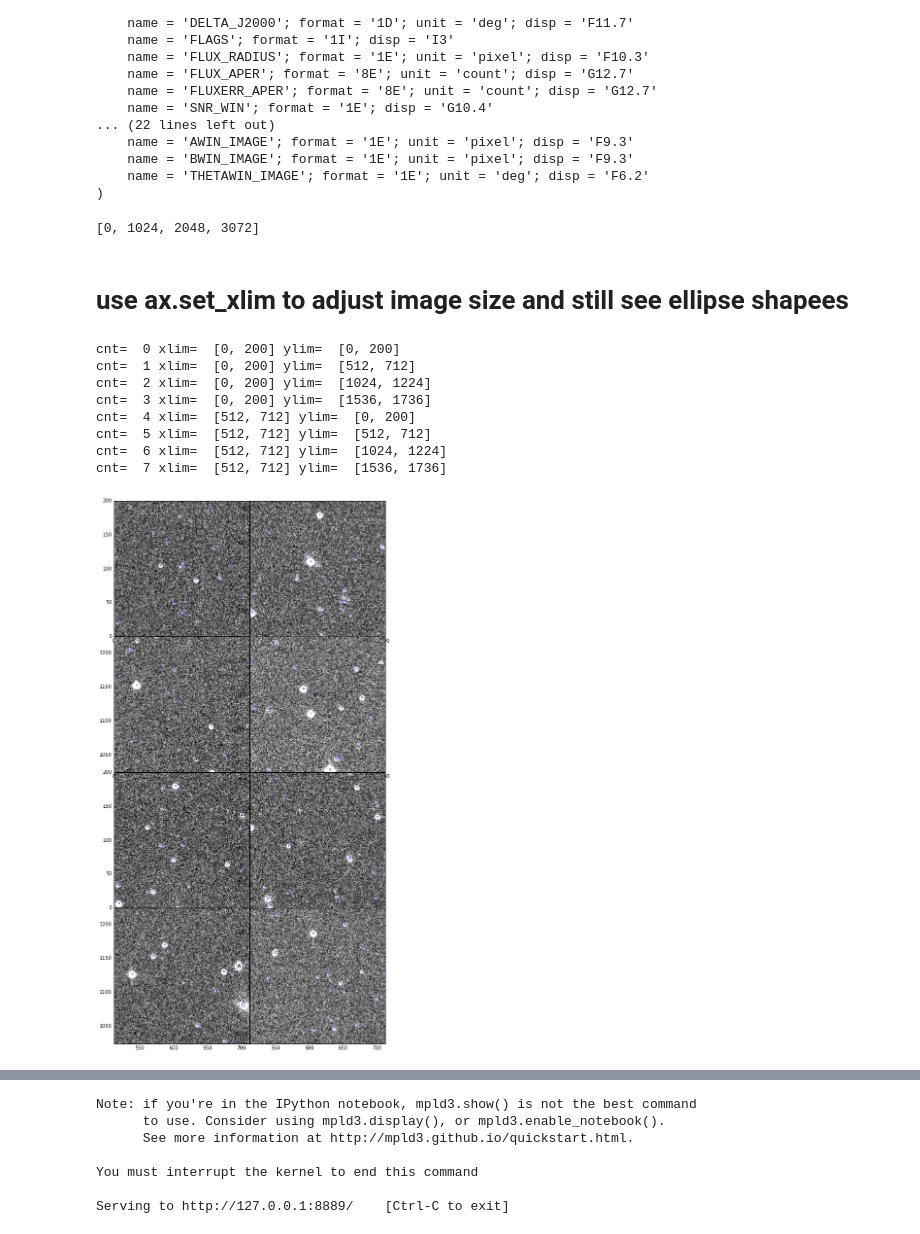
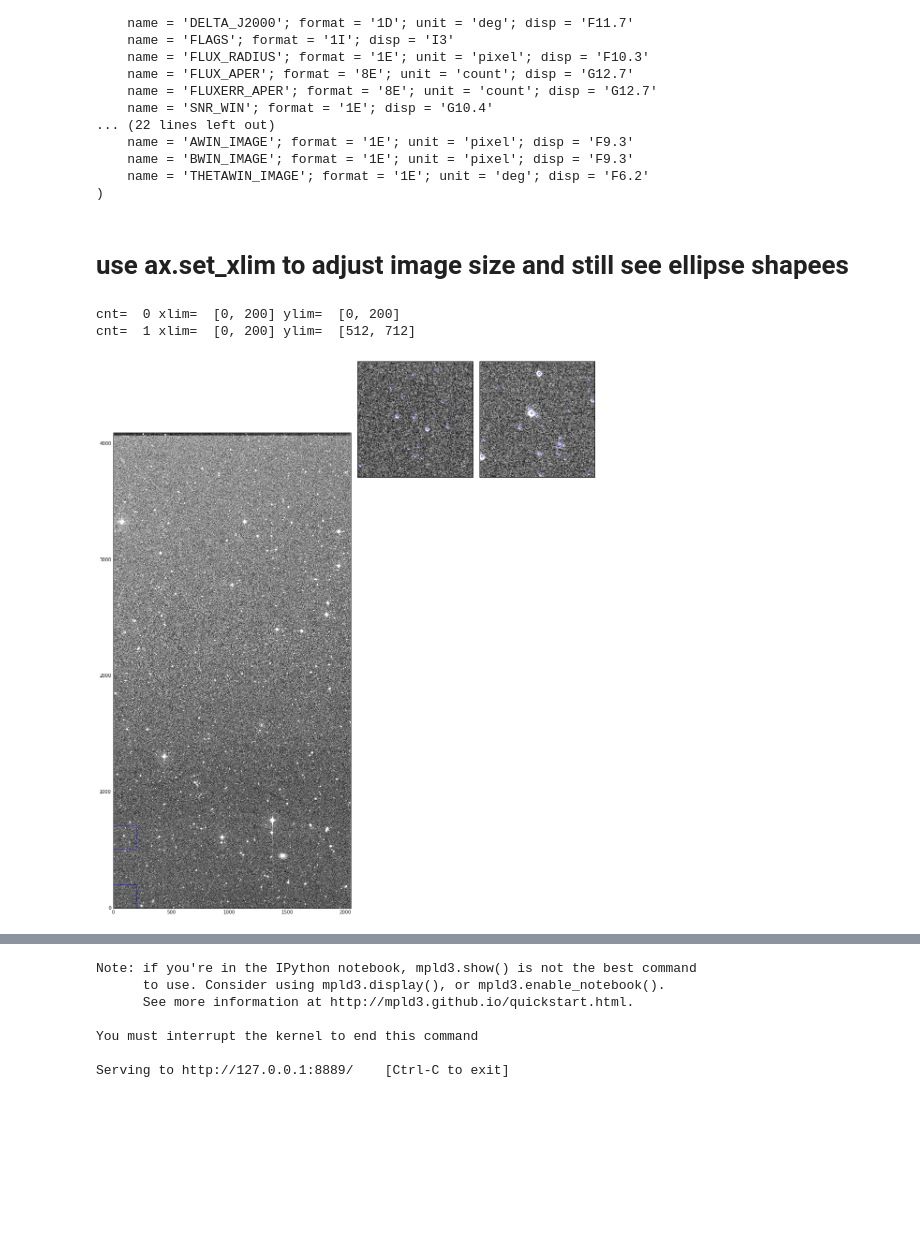
Before and after one commit to gaztanaga/legacypipe, a Jupyter notebook: py/legacypipe/plot_se_pfex_tractor.ipynb, the cells around one changed output, grey strips where cells are left out. Saved outputs shown, nothing was run; the diff lists cells and outputs as text; code cells hidden in the pictures; blank space fills up the shorter version.

Commit message:
image with rectanges of SExtractor postage stamps plotted next to the postage stamps with plt.subplot2grid()

```diff
--- a/py/legacypipe/plot_se_pfex_tractor.ipynb
+++ b/py/legacypipe/plot_se_pfex_tractor.ipynb
@@ -71,7 +72,3 @@ ColDefs(
     name = 'BWIN_IMAGE'; format = '1E'; unit = 'pixel'; disp = 'F9.3'
     name = 'THETAWIN_IMAGE'; format = '1E'; unit = 'deg'; disp = 'F6.2'
 )
-# %%
-range(0,img.shape[0],1024)
-# %% [output]
-[0, 1024, 2048, 3072]
@@ -78,55 +77,78 @@ range(0,img.shape[0],1024)
 # %% [markdown]
 # use ax.set_xlim to adjust image size and still see ellipse shapees
 # %%
+def plot_img(ax,imgfn):
+    tmp=fits.open(imgfn)
+    img=tmp[0].data
+    p2, p98 = np.percentile(img, (2, 98))
+    img_rescale = exposure.rescale_intensity(img, in_range=(p2, p98))
+#     fig,ax=plt.subplots()
+#     fig.set_size_inches(5.,10.)
+    ax.imshow(img_rescale, cmap=plt.get_cmap('gray'),origin='lower')
+    xmin,ymin= [0,0],[0,512]
+    for x,y in zip(xmin,ymin):
+        rect = Rectangle([x,y],200,200)
+        ax.add_artist(rect)
+        rect.set_alpha(0.8)
+        rect.set_facecolor('none')
+        rect.set_edgecolor('b')
+#     ax.set_xlim(-256,1024)
+#     ax.set_ylim(-256,1024)
+
 def plot_se(imgfn,sefn):
     #image
     tmp=fits.open(imgfn)
     img=tmp[0].data
     p2, p98 = np.percentile(img, (2, 98))
     img_rescale = exposure.rescale_intensity(img, in_range=(p2, p98))
     #se catalogue
     a=fits.open(sefn)
     a2=a[2].data
     cols= a[2].columns
     #plot
-#     xmin_arr=range(0,img.shape[0],1024)
-#     ymin_arr=range(0,img.shape[1],1024)
-    fig,axes=plt.subplots(4,2)
-    plt.subplots_adjust(hspace=0, wspace=0)
-    fig.set_size_inches(10.,20.)
-    ax=axes.flatten()
-    for cnt,xmin,ymin in zip(range(8),\
-                [0,0,0,0,512,512,512,512],\
-                [0,512,1024,1536,0,512,1024,1536]): #xmin_arr,ymin_arr):
+#     fig,axes=plt.subplots(4,2)
+#  ax=axes.flatten()
+    fig = plt.figure()
+    #plot
+    ax0 = plt.subplot2grid((4, 4), (0, 0), rowspan=4,colspan=2)
+    plot_img(ax0,imgfn)
+    #
+    #x: [0,0,0,0,512,512,512,512], y: [0,512,1024,1536,0,512,1024,1536])
+    for cnt,xmin,ymin in zip(range(2),[0,0],[0,512]):
         xlim,ylim= [xmin,xmin+200],[ymin,ymin+200]
-        ax[cnt].set_xlim(xlim) #CRITICAL for ellipses to appear
-        ax[cnt].set_ylim(ylim)
-        ax[cnt].imshow(img_rescale, cmap=plt.get_cmap('gray'),origin='lower')
+        ax = plt.subplot2grid((4, 4), (0, 2+cnt))
+        ax.set_xlim(xlim) #CRITICAL for ellipses to appear
+        ax.set_ylim(ylim)
+        ax.imshow(img_rescale, cmap=plt.get_cmap('gray'),origin='lower')
+        ax.set_xticks([])
+        ax.set_yticks([])
         print "cnt= ",cnt,"xlim= ",xlim,"ylim= ",ylim
         x_index=np.logical_and(a2['XWIN_IMAGE'] > xlim[0],a2['XWIN_IMAGE'] < xlim[1])
         y_index=np.logical_and(a2['YWIN_IMAGE'] > ylim[0],a2['YWIN_IMAGE'] < ylim[1])
         xy=np.logical_and(x_index,y_index)
         for i in range(len(a2['X_IMAGE'][xy])):
+#             ellip= Ellipse(xy= (a2['XWIN_IMAGE'][xy][i],a2['YWIN_IMAGE'][xy][i]),\
+#                                        width=2*a2['AWIN_IMAGE'][xy][i], \
+#                                        height=2*a2['BWIN_IMAGE'][xy][i],\
+#                                        angle=a2['THETAWIN_IMAGE'][xy][i])
             ellip= Ellipse(xy= (a2['X_IMAGE'][xy][i],a2['Y_IMAGE'][xy][i]),\
-                                       width=2*a2['AWIN_IMAGE'][xy][i], \
-                                       height=2*a2['BWIN_IMAGE'][xy][i],\
-                                       angle=a2['THETAWIN_IMAGE'][xy][i])
-            ax[cnt].add_artist(ellip)
+                                       width=2*a2['A_IMAGE'][xy][i], \
+                                       height=2*a2['B_IMAGE'][xy][i],\
+                                       angle=a2['THETA_IMAGE'][xy][i])
+            ax.add_artist(ellip)
             ellip.set_alpha(0.8)
             ellip.set_facecolor('none')
             ellip.set_edgecolor('b')
+    fig.set_size_inches(15.,20.)
+    plt.subplots_adjust(hspace=0, wspace=0)
+    plt.tight_layout()
     plt.savefig('SExtractor_objects.png',dpi=150)
 
 imgfn='../../../se_psfex/PTF_201101245111_i_p_scie_t121602_u009806956_f02_p002845_c10.fits'
-sefn='../../../se_psfex/se_cat3.fits'
+sefn='../../../se_psfex/se_cat4.fits'
+# plot_img(imgfn)
 plot_se(imgfn,sefn)
 # %% [output]
 cnt=  0 xlim=  [0, 200] ylim=  [0, 200]
 cnt=  1 xlim=  [0, 200] ylim=  [512, 712]
-cnt=  2 xlim=  [0, 200] ylim=  [1024, 1224]
-cnt=  3 xlim=  [0, 200] ylim=  [1536, 1736]
-cnt=  4 xlim=  [512, 712] ylim=  [0, 200]
-cnt=  5 xlim=  [512, 712] ylim=  [512, 712]
-cnt=  6 xlim=  [512, 712] ylim=  [1024, 1224]
-cnt=  7 xlim=  [512, 712] ylim=  [1536, 1736]
-[figure, old version]
+[figure, new version]
```
Also changed, not shown: parts of 3 cells of this notebook.
